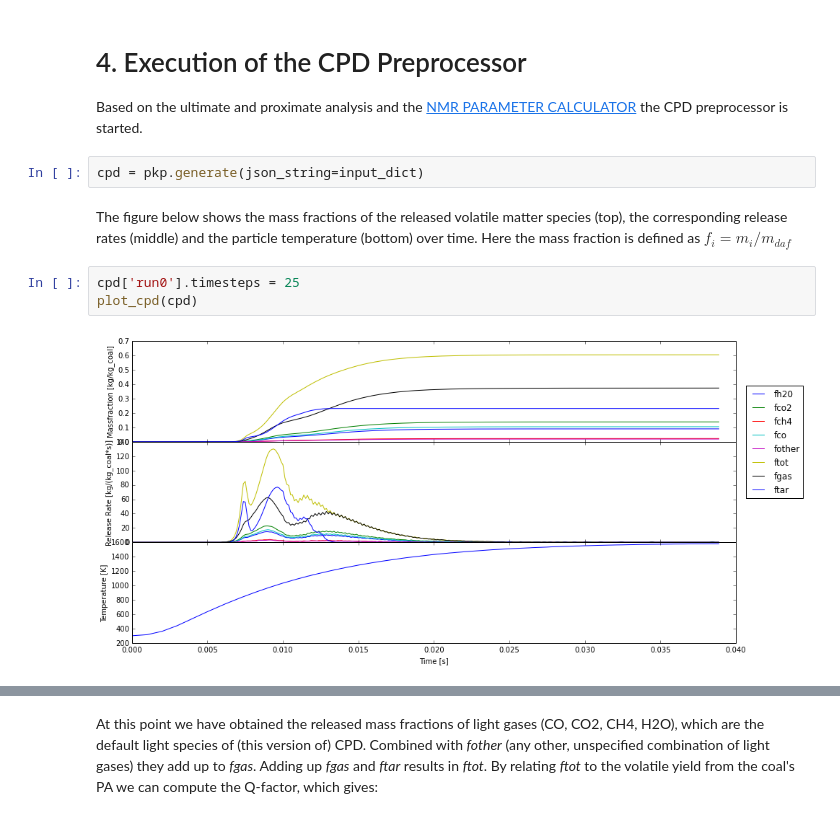
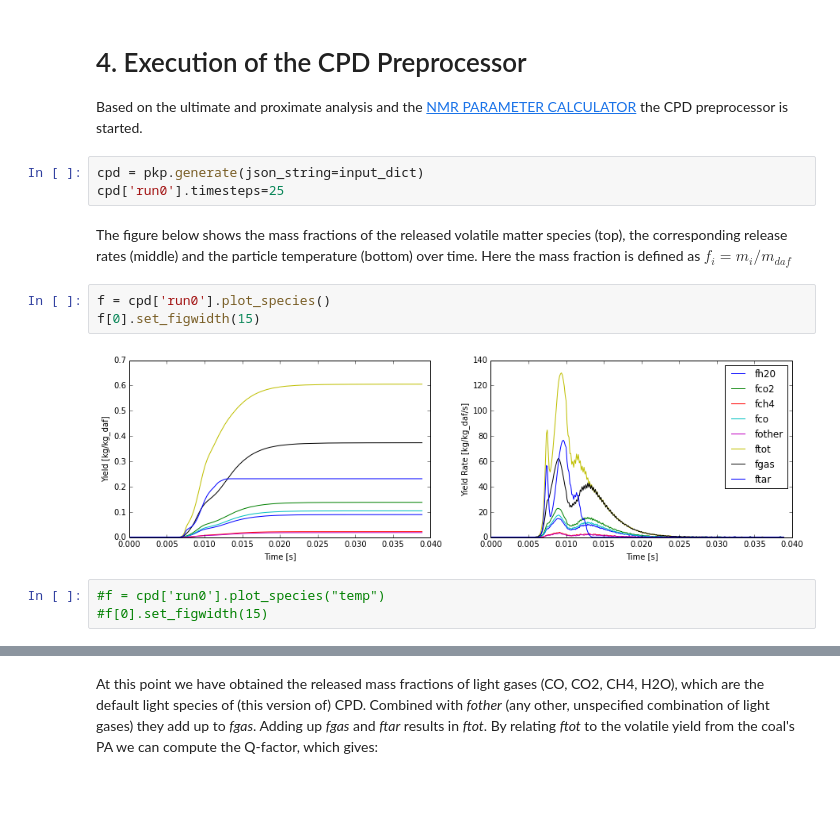
Before and after one commit to ostein/notebooks, a Jupyter notebook: pkp/BlackThunder.ipynb, the cells around one changed output, grey strips where cells are left out. Cells and saved outputs as stored; diff of their text form; blank space fills up the shorter version.

```diff
--- a/pkp/BlackThunder.ipynb
+++ b/pkp/BlackThunder.ipynb
@@ -295,10 +259,14 @@ input_dict['OperatingConditions'] = {'run0': zip(Times, Temps)[0:-1:100], 'press
 Based on the ultimate and proximate analysis and the [NMR PARAMETER CALCULATOR](http://www.et.byu.edu/~tom/cpd/correlation.html)  the CPD preprocessor is started.
 # %%
 cpd = pkp.generate(json_string=input_dict)
+cpd['run0'].timesteps=25
 # %% [markdown]
 The figure below shows the mass fractions of the released volatile matter species (top), the corresponding release rates (middle) and the particle temperature (bottom) over time. Here the mass fraction is defined as $f_i=m_i/m_{daf}$
-# %%
-cpd['run0'].timesteps = 25
-plot_cpd(cpd)
-# %% [output]
-[figure, removed]
+# %%
+f = cpd['run0'].plot_species()
+f[0].set_figwidth(15)
+# %% [output]
+[figure, added]
+# %%
+#f = cpd['run0'].plot_species("temp")
+#f[0].set_figwidth(15)
```
Also changed, not shown: parts of 60 cells of this notebook.
